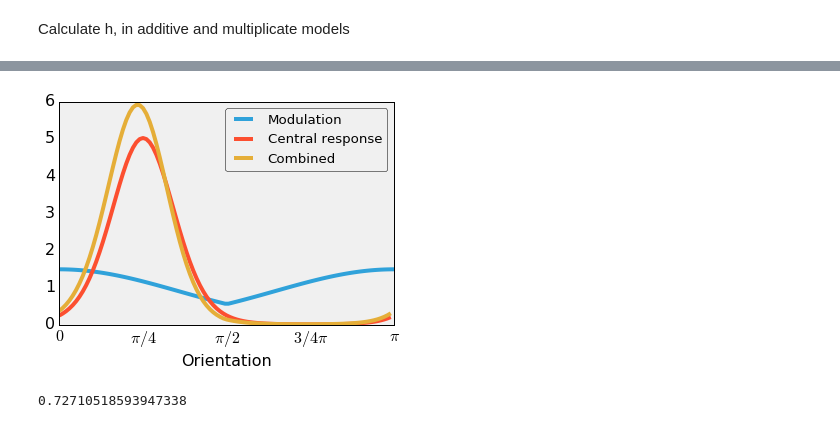
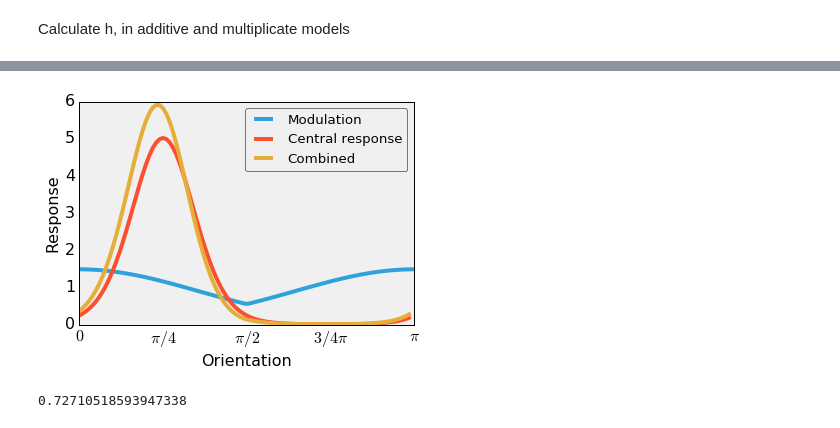
Before and after one commit to masenov/HonoursProject, a Jupyter notebook: Python/Experiments1_fig.2.ipynb, the cells around one changed output, grey strips where cells are left out. Cells and saved outputs as stored; diff of their text form; code cells hidden in the pictures.

```diff
--- a/Python/Experiments1_fig.2.ipynb
+++ b/Python/Experiments1_fig.2.ipynb
@@ -118,16 +123,17 @@ plt.savefig('../Report/Pictures/experiments/exp1_fig2/ad_comb.png', dpi=200,bbox
 # %%
 # Multiplicative
 mod, = plt.plot(theta,modulation_mp, label='Modulation', linewidth=4)
 cen, = plt.plot(x,y, label='Central response', linewidth=4)
 com, = plt.plot(x,np.multiply(y,modulation_mp), label='Combined', linewidth=4)
 
 plt.legend(handles=[mod, cen, com])
 plt.xlabel('Orientation')
+plt.ylabel('Response')
 plt.xlim(0,np.pi)
 plt.xticks([0, np.pi/4, np.pi/2, 3*np.pi/4,np.pi], [r'$0$', r'$\pi/4$', r'$\pi/2$', r'$3/4\pi$', r'$\pi$'])
 plt.savefig('../Report/Pictures/experiments/exp1_fig2/mul_comb.png', dpi=200,bbox_inches='tight')
 # %% [output]
-[figure, old version]
+[figure, new version]
 # %%
 popvec(np.multiply(y,modulation_mp),nn)
 # %% [output]
```
Also changed, not shown: parts of 8 cells of this notebook, 59 other files.
